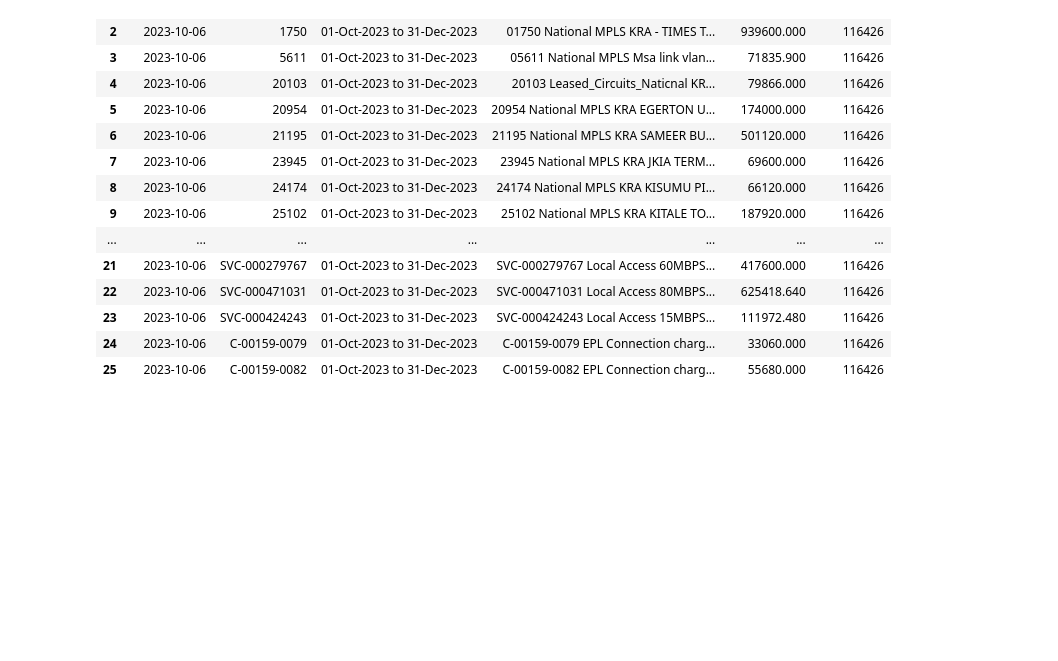
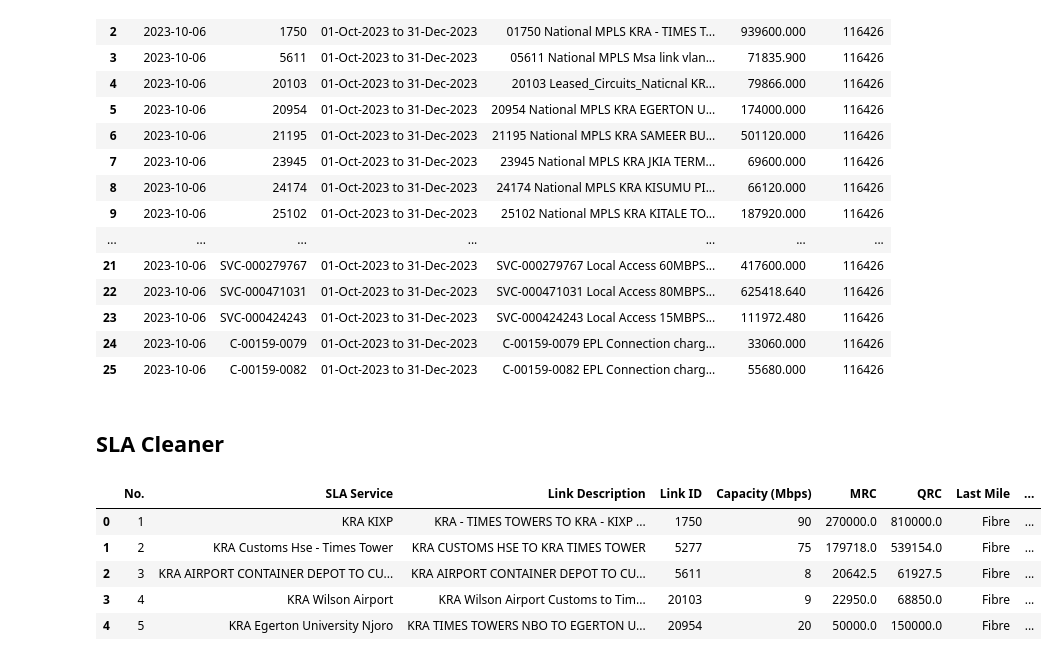
Before and after one commit to JackronyK/SLA_ETL, a Jupyter notebook: Data_Wrangling.ipynb, the cells around one changed output. Cells and saved outputs as stored; diff of their text form; code cells hidden in the pictures; blank space fills up the shorter version.

```diff
--- a/Data_Wrangling.ipynb
+++ b/Data_Wrangling.ipynb
@@ -435,3 +435,18 @@ cleaned_df
 | 25 | 2023-10-06 | C-00159-0082 | 01-Oct-2023 to 31-Dec-2023 | C-00159-0082 EPL Connection charg... | 55680.000 | 116426 |
 # %%
 cleaned_df.rename({""})
+# %% [markdown]
+## SLA Cleaner
+# %%
+import pandas as pd
+df_saf = pd.read_csv('C:\\Users\\USER\\OneDrive\\KRA WORK\\2024 WS\\SLA EDA\\SLA_ETL\\Processsed_Data\\SAFARICOM_SLA.csv')
+df_ltk = pd.read_csv('C:\\Users\\USER\\OneDrive\\KRA WORK\\2024 WS\\SLA EDA\\SLA_ETL\\Processsed_Data\\LTK_SLA.csv')
+
+df_ltk.head()
+# %% [output]
+|  | No. | SLA Service | Link Description | Link ID | Capacity (Mbps) | MRC | QRC | Last Mile | ... |
+| 0 | 1 | KRA KIXP | KRA - TIMES TOWERS TO KRA - KIXP ... | 1750 | 90 | 270000.0 | 810000.0 | Fibre | ... |
+| 1 | 2 | KRA Customs Hse - Times Tower | KRA CUSTOMS HSE TO KRA TIMES TOWER | 5277 | 75 | 179718.0 | 539154.0 | Fibre | ... |
+| 2 | 3 | KRA AIRPORT CONTAINER DEPOT TO CU... | KRA AIRPORT CONTAINER DEPOT TO CU... | 5611 | 8 | 20642.5 | 61927.5 | Fibre | ... |
+| 3 | 4 | KRA Wilson Airport | KRA Wilson Airport Customs to Tim... | 20103 | 9 | 22950.0 | 68850.0 | Fibre | ... |
+| 4 | 5 | KRA Egerton University Njoro | KRA TIMES TOWERS NBO TO EGERTON U... | 20954 | 20 | 50000.0 | 150000.0 | Fibre | ... |
```
Also changed, not shown: 6 other files.
